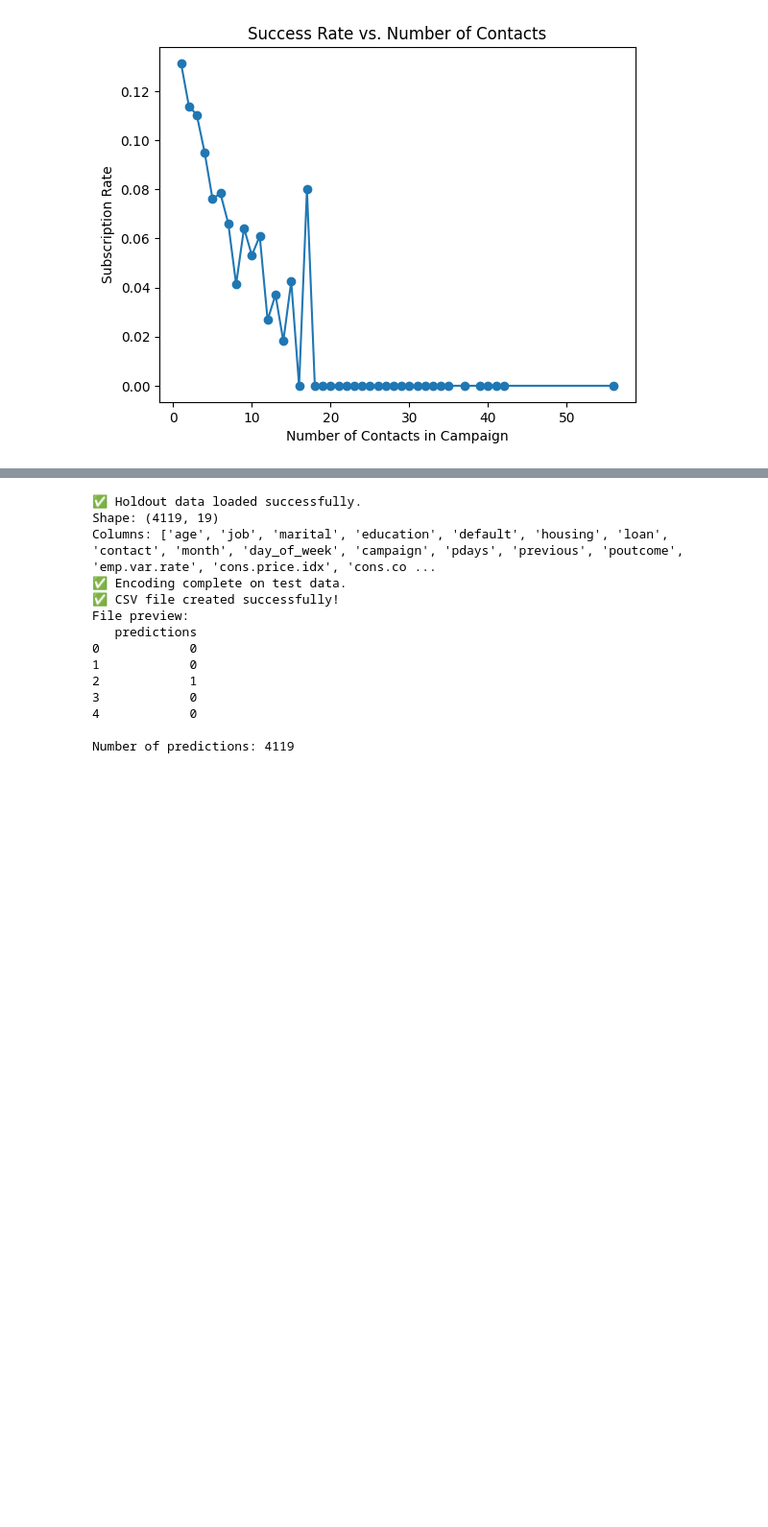
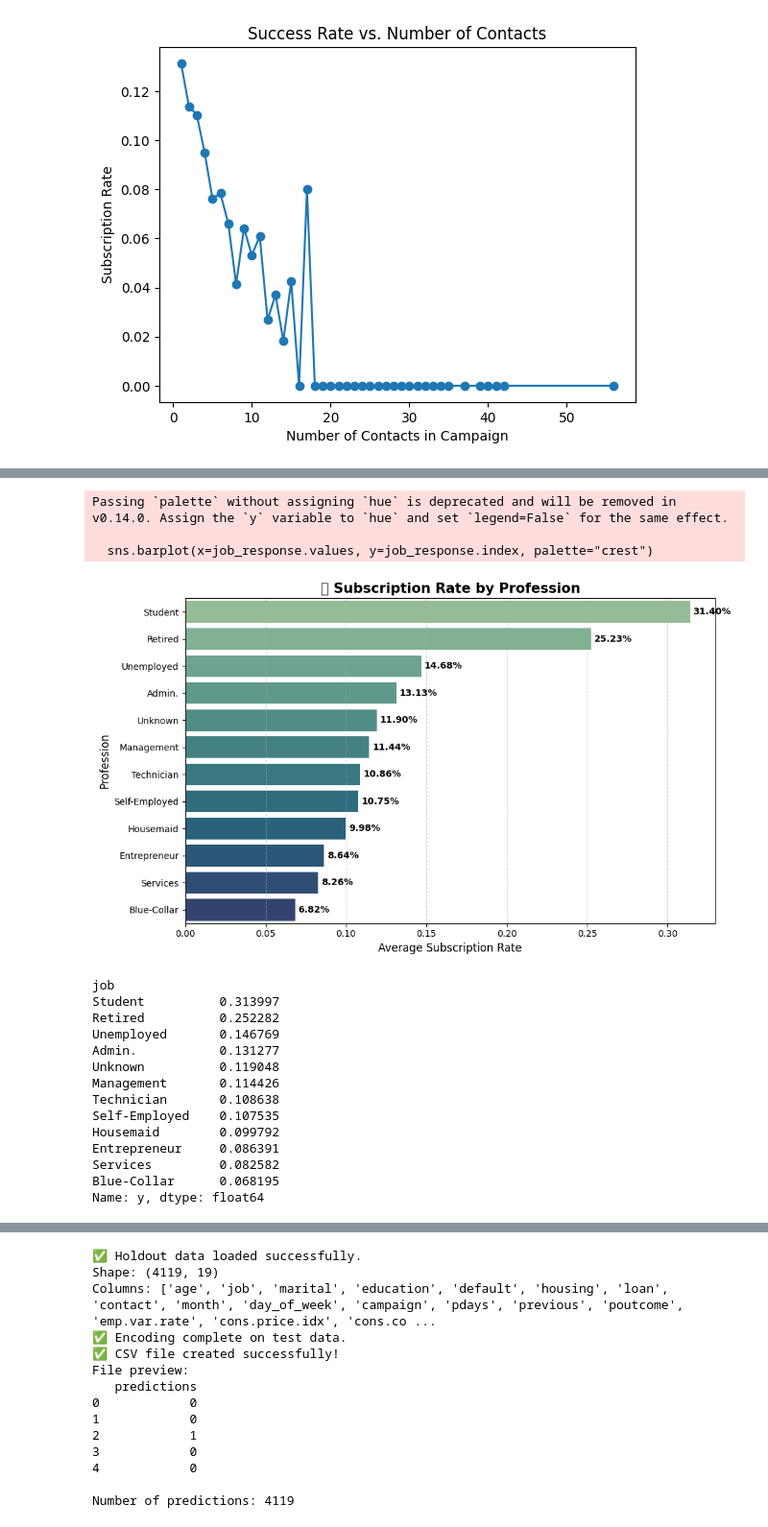
Before and after one commit to alvincharles45/alvincharles45.github.io, a Jupyter notebook: notebooks/starter_bank.ipynb, the cells around one changed output, grey strips where cells are left out. Shown at 96% size. Cells and saved outputs as stored; diff of their text form; code cells hidden in the pictures; blank space fills up the shorter version.

```diff
--- a/notebooks/starter_bank.ipynb
+++ b/notebooks/starter_bank.ipynb
@@ -187,0 +288,63 @@ plt.show()
+# %%
+import matplotlib.pyplot as plt
+import seaborn as sns
+
+# Compute average subscription rate by job type
+job_response = data.groupby("job")["y"].mean().sort_values(ascending=False)
+
+# Optional: map encoded job numbers to readable labels
+# (Adjust this mapping if your label encoder assigned different values)
+job_map = {
+    0: "Admin.",
+    1: "Blue-Collar",
+    2: "Entrepreneur",
+    3: "Housemaid",
+    4: "Management",
+    5: "Retired",
+    6: "Self-Employed",
+    7: "Services",
+    8: "Student",
+    9: "Technician",
+    10: "Unemployed",
+    11: "Unknown"
+}
+job_response.index = job_response.index.map(job_map)
+
+# Plot
+plt.figure(figsize=(10,6))
+sns.barplot(x=job_response.values, y=job_response.index, palette="crest")
+
+# Add titles and labels
+plt.title("💼 Subscription Rate by Profession", fontsize=15, weight='bold')
+plt.xlabel("Average Subscription Rate", fontsize=12)
+plt.ylabel("Profession", fontsize=12)
+
+# Annotate bars with percentages
+for i, val in enumerate(job_response.values):
+    plt.text(val + 0.002, i, f"{val*100:.2f}%", va='center', fontsize=10, weight='bold')
+
+plt.grid(axis="x", linestyle="--", alpha=0.6)
+plt.tight_layout()
+plt.show()
+
+# Print the underlying data
+print(job_response)
+# %% [output]
+Passing `palette` without assigning `hue` is deprecated and will be removed in v0.14.0. Assign the `y` variable to `hue` and set `legend=False` for the same effect.
+
+  sns.barplot(x=job_response.values, y=job_response.index, palette="crest")
+[figure, added]
+job
+Student          0.313997
+Retired          0.252282
+Unemployed       0.146769
+Admin.           0.131277
+Unknown          0.119048
+Management       0.114426
+Technician       0.108638
+Self-Employed    0.107535
+Housemaid        0.099792
+Entrepreneur     0.086391
+Services         0.082582
+Blue-Collar      0.068195
+Name: y, dtype: float64
```
Also changed, not shown: parts of 6 cells of this notebook.
